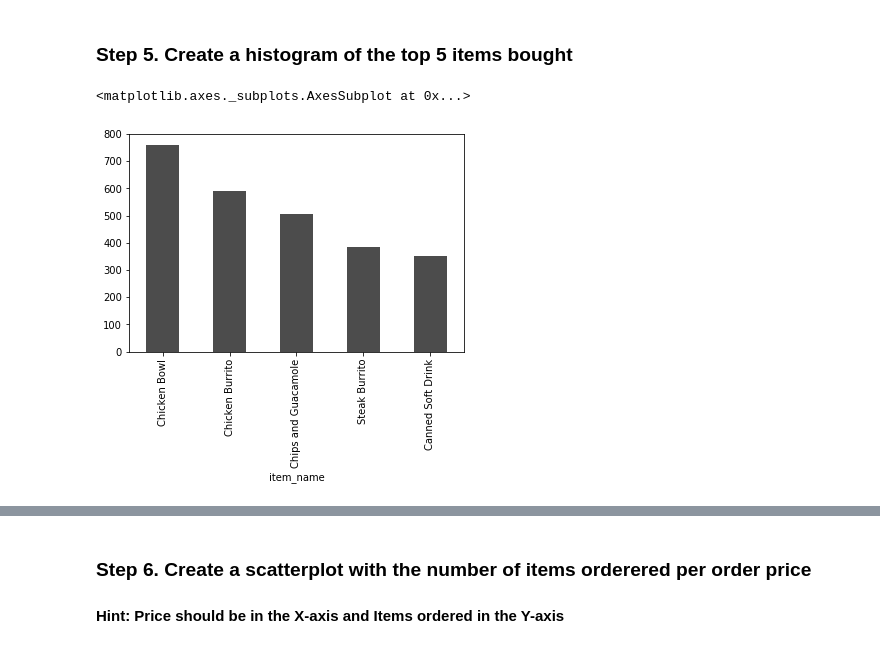
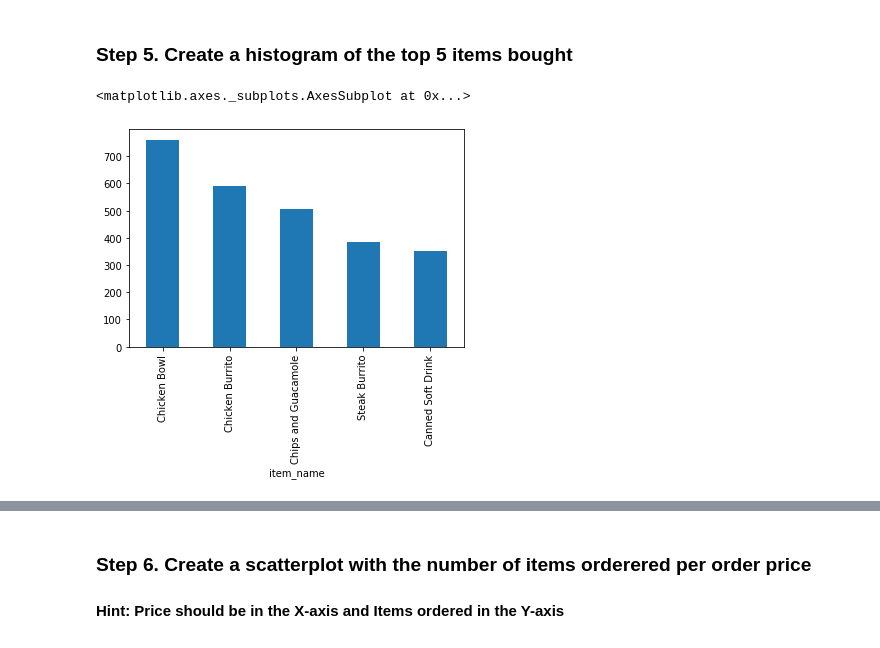
Before and after one commit to StupppidB/pandas_exercises, a Jupyter notebook: 07_Visualization/Chipotle/Exercises.ipynb, the cells around one changed output, grey strips where cells are left out. Saved outputs shown, nothing was run; the diff lists cells and outputs as text; code cells hidden in the pictures.

```diff
--- a/07_Visualization/Chipotle/Exercises.ipynb
+++ b/07_Visualization/Chipotle/Exercises.ipynb
@@ -39,7 +39,7 @@ chipo.head(10)
 # %% [markdown]
 ### Step 5. Create a histogram of the top 5 items bought
 # %%
-chipo.groupby('item_name').sum().quantity.sort_values(ascending=False).head(5).plot.bar(color='k', alpha=0.7)
+chipo.groupby('item_name').sum().quantity.sort_values(ascending=False).head(5).plot.bar()
 # %% [output]
 <matplotlib.axes._subplots.AxesSubplot at 0x...>
-[figure, old version]
+[figure, new version]
```
Also changed, not shown: parts of 6 cells of this notebook, 3 other files.
